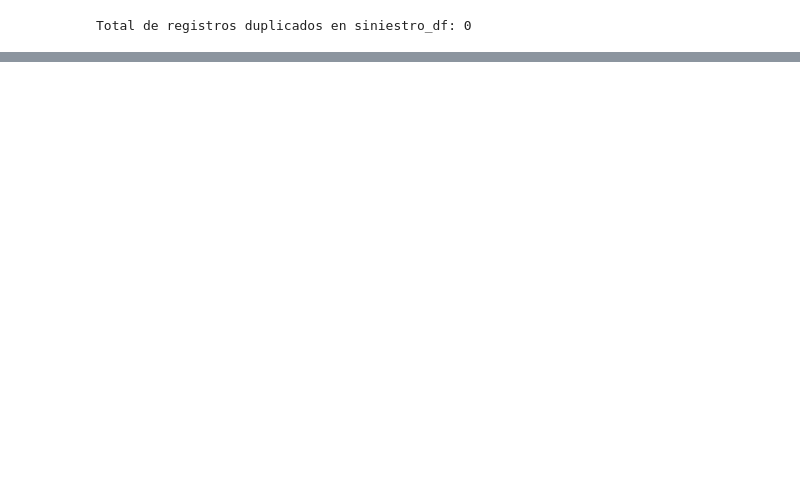
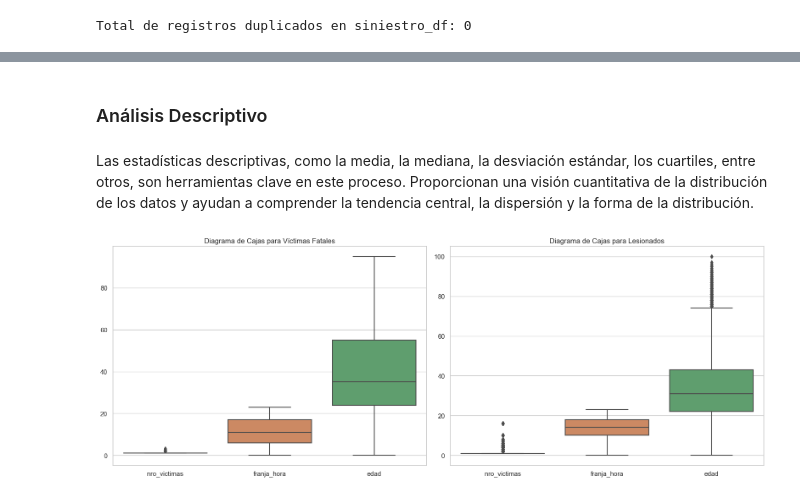
Before and after one commit to JohannaRangel/Proyecto_Individual_2_DA, a Jupyter notebook: Notebooks/EDA.ipynb, the cells around one changed output, grey strips where cells are left out. Saved outputs shown, nothing was run; the diff lists cells and outputs as text; code cells hidden in the pictures; blank space fills up the shorter version.

```diff
--- a/Notebooks/EDA.ipynb
+++ b/Notebooks/EDA.ipynb
@@ -420,0 +380,41 @@ Visualización de Datos
+# %% [markdown]
+### Análisis Descriptivo
+# %% [markdown]
+Las estadísticas descriptivas, como la media, la mediana, la desviación estándar, los cuartiles, entre otros, son herramientas clave en este proceso. Proporcionan una visión cuantitativa de la distribución de los datos y ayudan a comprender la tendencia central, la dispersión y la forma de la distribución.
+# %%
+# Configuración de estilo de Seaborn
+sns.set(style="whitegrid")
+
+# Filtrar por gravedad igual a 'fatal'
+siniestros_fatal = siniestros_df[siniestros_df['gravedad'] == 'fatal'].drop(columns=['comuna', 'id_victima'])
+
+# Filtrar por gravedad diferente de 'fatal'
+siniestros_lesionados = siniestros_df[siniestros_df['gravedad'] != 'fatal'].drop(columns=['comuna', 'id_victima'])
+
+# Seleccionar columnas numéricas para el boxplot
+columns_of_interest = ['nro_victimas', 'franja_hora', 'edad']
+
+# Llenar los valores nulos con ceros para Víctimas Fatales
+siniestros_fatal_filled = siniestros_fatal[columns_of_interest].fillna(0)
+
+# Llenar los valores nulos con ceros para Lesionados
+siniestros_lesionados_filled = siniestros_lesionados[columns_of_interest].fillna(0)
+
+# Configurar la disposición de subgráficos
+fig, axes = plt.subplots(1, 2, figsize=(16, 6))
+
+# Crear un diagrama de cajas para Víctimas Fatales
+sns.boxplot(data=siniestros_fatal_filled, ax=axes[0])
+axes[0].set_title('Diagrama de Cajas para Víctimas Fatales')
+
+# Crear un diagrama de cajas para Lesionados
+sns.boxplot(data=siniestros_lesionados_filled, ax=axes[1])
+axes[1].set_title('Diagrama de Cajas para Lesionados')
+
+# Ajustar el espaciado entre subgráficos
+plt.tight_layout()
+
+# Mostrar los gráficos
+plt.show()
+# %% [output]
+[figure, added]
```
Also changed, not shown: parts of 31 cells of this notebook.
